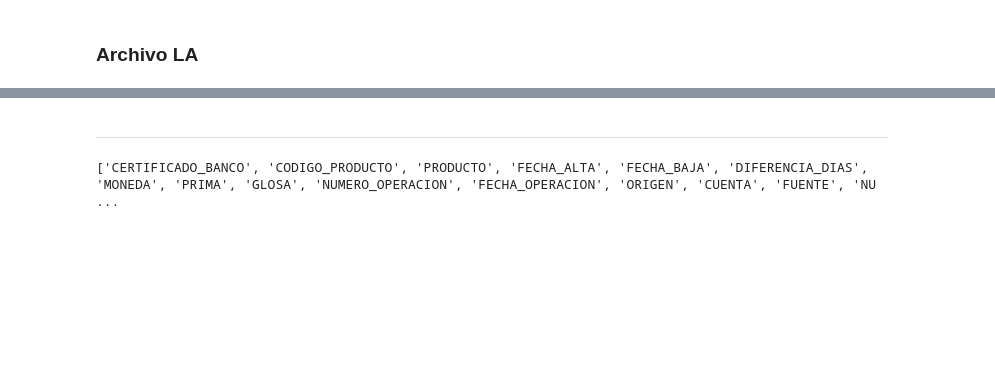
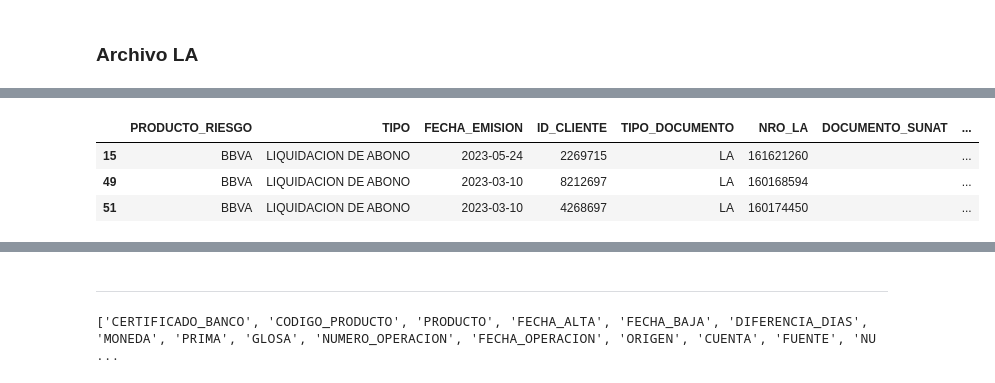
Before and after one commit to nelvinvelazco/PROYECTO-RIMAC, a Jupyter notebook: notebooks/ETL_Excel_Bases.ipynb, the cells around one changed output, grey strips where cells are left out. Drawn from its saved outputs; the diff is of its cells as text; code cells hidden in the pictures; blank space fills up the shorter version.

```diff
--- a/notebooks/ETL_Excel_Bases.ipynb
+++ b/notebooks/ETL_Excel_Bases.ipynb
@@ -451,0 +571,7 @@ df_LA.head(3)
+# %%
+df_LA[df_LA['COD_PRODUCTO']=='2001'].head(3)
+# %% [output]
+|  | PRODUCTO_RIESGO | TIPO | FECHA_EMISION | ID_CLIENTE | TIPO_DOCUMENTO | NRO_LA | DOCUMENTO_SUNAT | ... |
+| 15 | BBVA | LIQUIDACION DE ABONO | 2023-05-24 | 2269715 | LA | 161621260 |  | ... |
+| 49 | BBVA | LIQUIDACION DE ABONO | 2023-03-10 | 8212697 | LA | 160168594 |  | ... |
+| 51 | BBVA | LIQUIDACION DE ABONO | 2023-03-10 | 4268697 | LA | 160174450 |  | ... |
```
Also changed, not shown: parts of 28 cells of this notebook.
